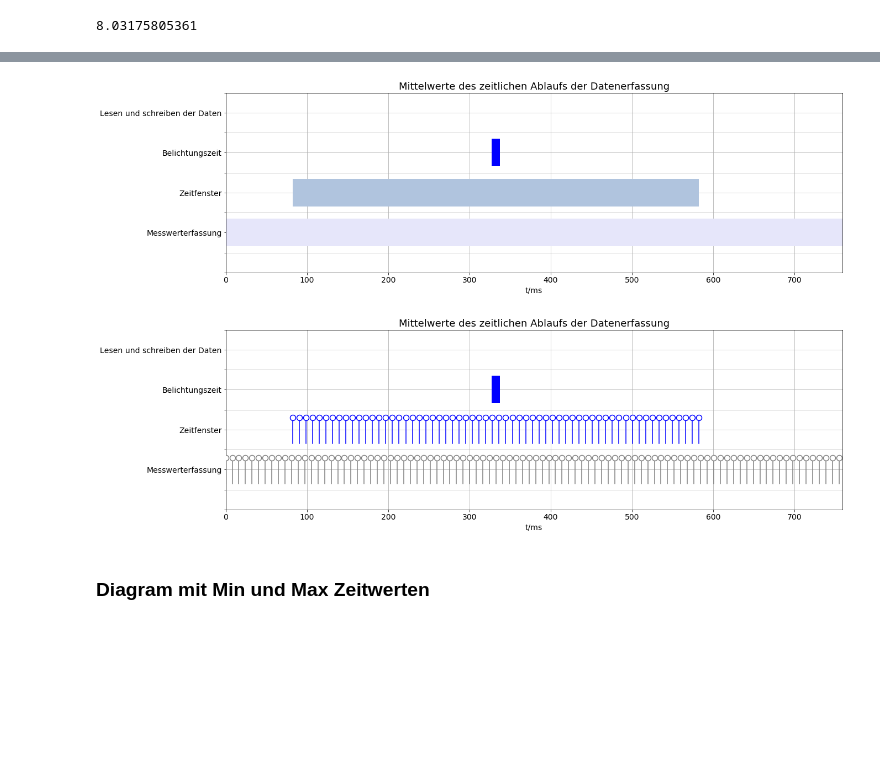
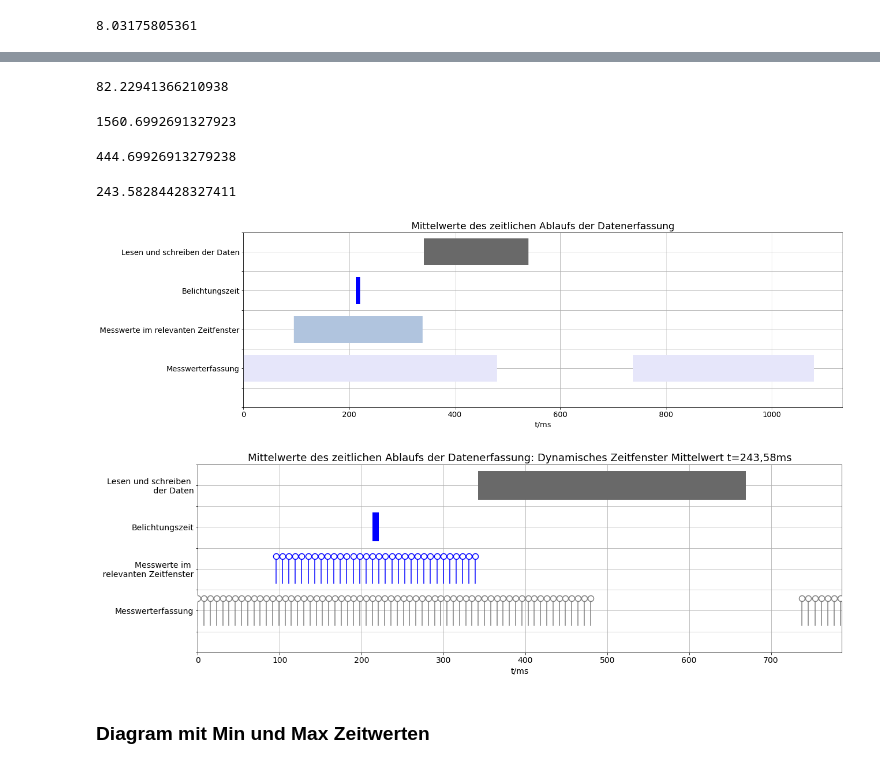
Before and after one commit to SandGreif/FahrradwegeKlassifizierung, a Jupyter notebook: datenvisualisierung/gatheringSequence.ipynb, the cells around one changed output, grey strips where cells are left out. Cells and saved outputs as stored; diff of their text form; code cells hidden in the pictures; blank space fills up the shorter version.

Commit message:
Abbildungen hinzugefügt für Mittelwerte des zeitlichen Ablauf der Datenerfassung

```diff
--- a/datenvisualisierung/gatheringSequence.ipynb
+++ b/datenvisualisierung/gatheringSequence.ipynb
@@ -72,6 +88,6 @@ meanStopMeasurementToEndTimeframeTime
 230.83999449949627
 # %%
 # Mittelwert vom Aufruf das die Aufnahme fertig ist bis zum Stopp der Messwerterfassung in ms
-meanStopMeasurementTime = (featuresDf['Stopp der Messwerterfassung in Unixzeit'] - featuresDf['Zeitstempel in Unixzeit']).mean()
+meanStopMeasurementTime = (featuresDf['Zeitstempel in Unixzeit']-featuresDf['Stopp der Messwerterfassung in Unixzeit']).mean()
 meanStopMeasurementTime
 # %% [output]
@@ -90,7 +104,6 @@ Datensätzen ist meistens einige Zeit mehr vergangen. Deshalb wird für die Bere
 # %%
 # Mittelwert des Abstandes bis das nächste Bild aufgenommen wurde von den Datensatz 15 mit 305.906 ms aufgerundet auf 306 Ms.
-# Hierbei ist zu beachten
-meanCaptureImagesTime = 1000
+meanCaptureImagesTime = 1116
 # %%
 # In dieser Zelle werden die Vielfachen der Mittelwerte in Listen angehängt, um exemplarisch
 # den weiteren Verlauf einer Datenserie mit gemittelten Zeitwerten in einem Diagram darzustellen.
@@ -109,7 +122,7 @@ startExposureTimeList = []
 exposureTimeList = []
 while imageCounter <= numberImages:
     meanCaptureImagesTimeList.append(meanCaptureImagesTime * imageCounter)
-    startTimeFrameList.append(meanCaptureImagesTimeList[imageCounter-1] - meanStopMeasurementToEndTimeframeTime - meanStopMeasurementTime - timeframe)
+    startTimeFrameList.append(meanCaptureImagesTimeList[imageCounter-1] - meanStopMeasurementToEndTimeframeTime - timeframe)
     startExposureTimeList.append(startTimeFrameList[imageCounter-1] + meanExposureOffset)
     exposureTimeList.append(startExposureTimeList[imageCounter-1] + meanExposureTime)
     imageCounter = imageCounter + 1
@@ -131,3 +164,19 @@ print(measuredDataPerMs)
+# %%
+meanStartMeasurementDataTime
+# %% [output]
+82.22941366210938
+# %%
+meanCaptureImagesTimeList[1] + meanStopMeasurementTime - zeroOffset
+# %% [output]
+1560.6992691327923
+# %%
+meanCaptureImagesTimeList[0] + meanStopMeasurementTime - zeroOffset
+# %% [output]
+444.69926913279238
+# %%
+timeframe
+# %% [output]
+243.58284428327411
 # %%
 # Plot mit Gantt-Diagram
 fig, ax = plt.subplots(figsize=(20,6))
@@ -135,10 +184,10 @@ i = 0
 while i < numberImages:
     if i == 0:
         ax.hlines(xmin=startTimeFrameList[i]-meanStartMeasurementDataTime - zeroOffset,
-                  xmax=meanCaptureImagesTimeList[i] + meanStopMeasurementTime - zeroOffset,y=1, colors="lavender", lw=50)
-        ax.hlines(xmin=startTimeFrameList[i] - zeroOffset,xmax=startTimeFrameList[i]+timeframe - zeroOffset,y=2, colors="lightsteelblue", lw=50)
+                  xmax=startTimeFrameList[i]-zeroOffset + meanStopMeasurementToEndTimeframeTime + timeframe,y=1, colors="lavender", lw=50)
+        ax.hlines(xmin=startTimeFrameList[i] - zeroOffset,xmax=startTimeFrameList[i]+ timeframe - zeroOffset,y=2, colors="lightsteelblue", lw=50)
         ax.hlines(xmin=startExposureTimeList[i] - zeroOffset,xmax=exposureTimeList[i] - zeroOffset,y=3, colors="blue", lw=50)
-        ax.hlines(xmin=meanCaptureImagesTimeList[i] - zeroOffset,xmax=meanCaptureImagesTimeList[i] + meanStopMeasurementTime + 10- zeroOffset,
+        ax.hlines(xmin=meanCaptureImagesTimeList[i] + meanStopMeasurementTime - zeroOffset,xmax=meanCaptureImagesTimeList[i] + 60 - zeroOffset,
                   y=4, colors="dimgrey", lw=50)
     else:
         ax.hlines(xmin=startTimeFrameList[i]-meanStartMeasurementDataTime - zeroOffset,xmax=meanCaptureImagesTimeList[i] + meanStopMeasurementTime - zeroOffset,
@@ -150,7 +199,7 @@ def formatter(y, pos):
     if y == 1:
         return 'Messwerterfassung'
     if y == 2:
-        return 'Zeitfenster'
+        return 'Messwerte im relevanten Zeitfenster'
     if y == 3:
         return 'Belichtungszeit'
     if y == 4:
@@ -164,11 +213,11 @@ plt.title('Mittelwerte des zeitlichen Ablaufs der Datenerfassung',fontsize=18)
 plt.grid()
 plt.yticks(fontsize=14)
 plt.xticks(fontsize=14)
-plt.xlim(0,startTimeFrameList[1]-meanStartMeasurementDataTime - 60)
+plt.xlim(0,)#startTimeFrameList[1]-meanStartMeasurementDataTime-60)
 plt.ylim(0,4.5)
 plt.rcParams["legend.fontsize"] = 14
 # %% [output]
-[figure, old version]
+[figure, new version]
 # %%
 # Plot mit stem Diagrammen
 fig, ax = plt.subplots(figsize=(20,6))
@@ -176,8 +225,9 @@ i = 0
 while i < numberImages:
     if i == 0:
         # Messwerterfassung
-        x = np.linspace(startTimeFrameList[i]-meanStartMeasurementDataTime - zeroOffset,meanCaptureImagesTimeList[i] + meanStopMeasurementTime - zeroOffset,
-                        int((meanCaptureImagesTimeList[0] + meanStopMeasurementTime - zeroOffset) / measuredDataPerMs))
+        x = np.linspace(startTimeFrameList[i]-meanStartMeasurementDataTime - zeroOffset,
+                        startTimeFrameList[i]-zeroOffset + meanStopMeasurementToEndTimeframeTime + timeframe,
+                        int((meanStartMeasurementDataTime  + meanStopMeasurementToEndTimeframeTime + timeframe) / measuredDataPerMs))
         (markers, stemlines, baseline) = plt.stem(x, np.full((x.size), 1.3), linefmt='C7-', basefmt='None', bottom=0.65, markerfmt='wo')
         plt.setp(stemlines, linestyle="-", color="C7", linewidth=1.5)
         plt.setp(markers, markeredgecolor='C7', markersize=10, markeredgewidth=1.5, zorder=3)
@@ -190,40 +240,42 @@ while i < numberImages:
         # Belichtungszeit
         ax.hlines(xmin=startExposureTimeList[i] - zeroOffset,xmax=exposureTimeList[i] - zeroOffset,y=3, colors="blue", lw=50)
         # Lesen und schreiben der Daten
-        ax.hlines(xmin=meanCaptureImagesTimeList[i] - zeroOffset,xmax=meanCaptureImagesTimeList[i] + meanStopMeasurementTime + 10- zeroOffset,
+        ax.hlines(xmin=meanCaptureImagesTimeList[i] + meanStopMeasurementTime - zeroOffset,xmax=meanCaptureImagesTimeList[i] + 190 - zeroOffset,
               y=4, colors="dimgrey", lw=50)
     else:
         # Messwerterfassung
-        x = np.linspace(startTimeFrameList[i]-meanStartMeasurementDataTime - zeroOffset,meanCaptureImagesTimeList[i] + meanStopMeasurementTime - zeroOffset,
+        x = np.linspace(startTimeFrameList[i]-meanStartMeasurementDataTime - zeroOffset,
+                        meanCaptureImagesTimeList[i] + meanStopMeasurementTime - zeroOffset,
                         int((meanCaptureImagesTimeList[0] + meanStopMeasurementTime - zeroOffset) / measuredDataPerMs))
         (markers, stemlines, baseline) = plt.stem(x, np.full((x.size), 1.3), linefmt='C7-', basefmt='None', bottom=0.65, markerfmt='wo')
         plt.setp(stemlines, linestyle="-", color="C7", linewidth=1.5)
         plt.setp(markers, markeredgecolor='C7', markersize=10, markeredgewidth=1.5, zorder=3)
     i = i + 1
 
 def formatter(y, pos):
     if y == 1:
         return 'Messwerterfassung'
     if y == 2:
-        return 'Zeitfenster'
+        return 'Messwerte im \n relevanten Zeitfenster'
     if y == 3:
         return 'Belichtungszeit'
     if y == 4:
-        return 'Lesen und schreiben der Daten'
+        return 'Lesen und schreiben \n der Daten'
     else:
         return ''
 
 plt.gca().yaxis.set_major_formatter(ticker.FuncFormatter(formatter))
 plt.xlabel('t/ms',fontsize=14)
-plt.title('Mittelwerte des zeitlichen Ablaufs der Datenerfassung',fontsize=18)
+plt.title('Mittelwerte des zeitlichen Ablaufs der Datenerfassung: Dynamisches Zeitfenster Mittelwert t=243,58ms',fontsize=18)
 plt.grid()
 plt.yticks(fontsize=14)
 plt.xticks(fontsize=14)
-plt.xlim(0,startTimeFrameList[1]-meanStartMeasurementDataTime - 60)
+plt.xlim(0,startTimeFrameList[1]-meanStartMeasurementDataTime - 210)
 plt.ylim(0,4.5)
 plt.rcParams["legend.fontsize"] = 14
+#plt.savefig('mittelwerteZeitlicherAblaufTDynamischesZeitfenster')
 # %% [output]
-[figure, old version]
+[figure, new version]
 # %% [markdown]
 ### Diagram mit Min und Max Zeitwerten
 # %%
```
Also changed, not shown: parts of 20 cells of this notebook, 7 other files.
